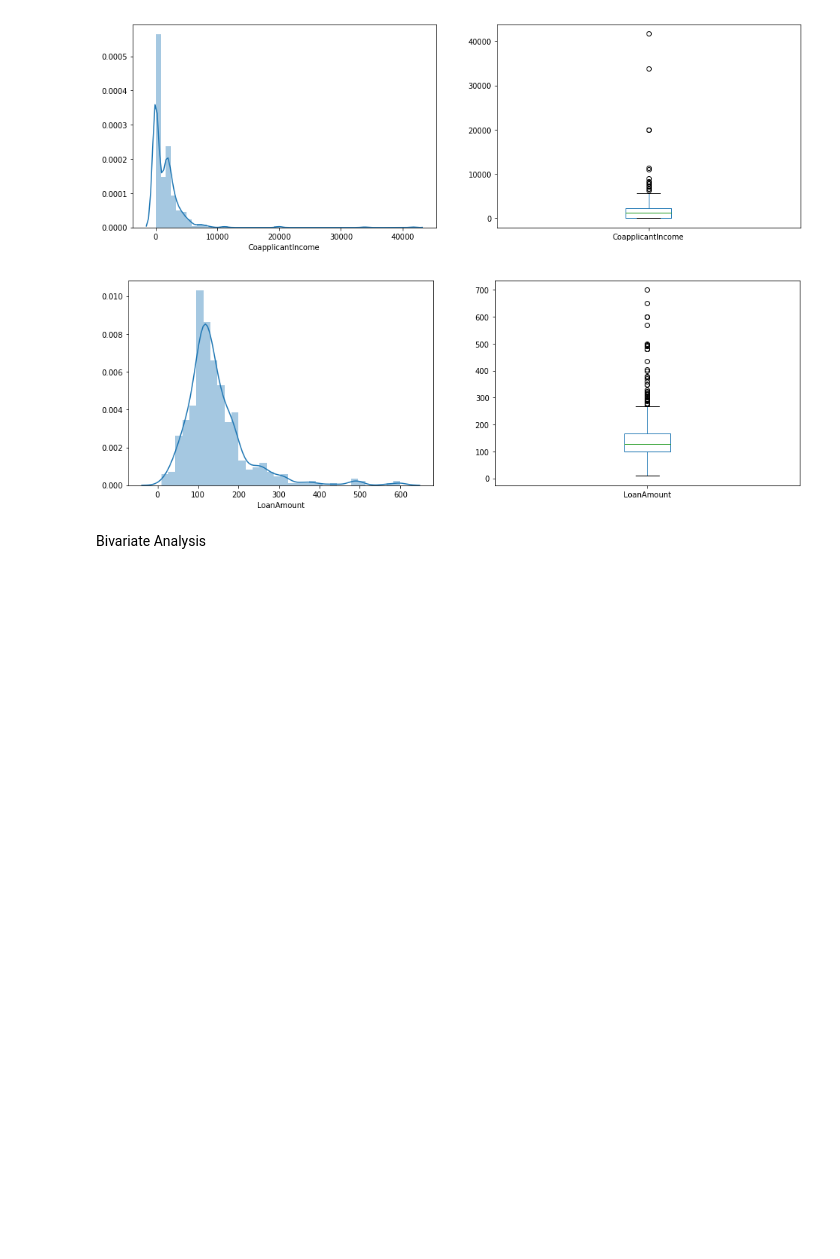
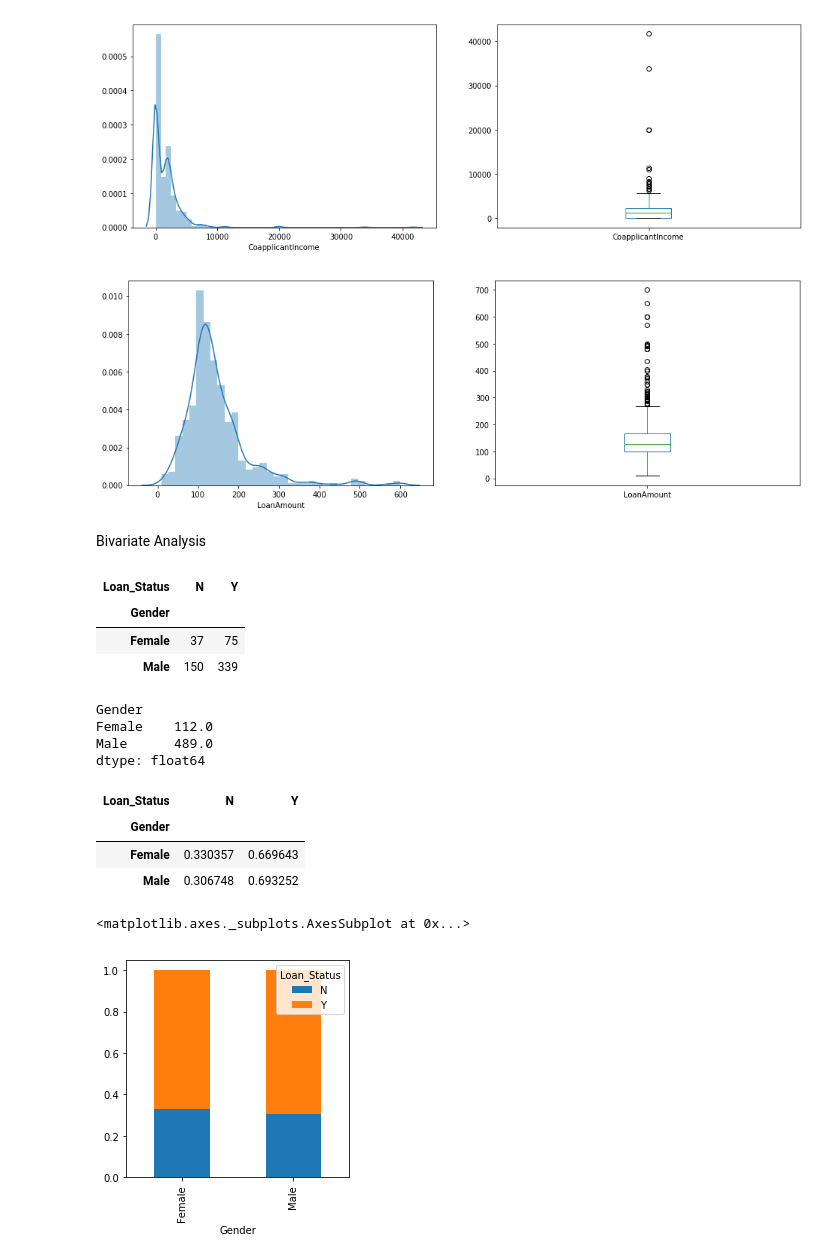
Before and after one commit to aseef0406/Data-Analysis-Tutorials, a Jupyter notebook: LoanPrediction/Loan Prediction.ipynb, the cells around one changed output. Cells and saved outputs as stored; diff of their text form; code cells hidden in the pictures; blank space fills up the shorter version.

```diff
--- a/LoanPrediction/Loan Prediction.ipynb
+++ b/LoanPrediction/Loan Prediction.ipynb
@@ -7,8 +7,8 @@ import matplotlib.pyplot as plt        # For plotting graphs
 import warnings                        # To ignore any warnings
 warnings.filterwarnings("ignore")
 # %%
-train=pd.read_csv("train_u6lujuX_CVtuZ9i.csv")
-test=pd.read_csv("test_Y3wMUE5_7gLdaTN.csv")
+train=pd.read_csv("train.csv")
+test=pd.read_csv("test.csv")
 # %%
 train_original=train.copy()
 test_original=test.copy()
@@ -126,3 +126,32 @@ plt.show()
 [figure]
 # %% [markdown]
 Bivariate Analysis
+# %%
+Gender=pd.crosstab(train['Gender'],train['Loan_Status'])
+Gender
+# %% [output]
+| Loan_Status | N | Y |
+| Gender |  |  |
+| Female | 37 | 75 |
+| Male | 150 | 339 |
+# %%
+Gender.sum(1).astype(float)
+# %% [output]
+Gender
+Female    112.0
+Male      489.0
+dtype: float64
+# %%
+# value for (Female,N)=37/112 i.e Gender/Gender.sum(1)
+Gender.div(Gender.sum(1).astype(float),axis=0)
+# %% [output]
+| Loan_Status | N | Y |
+| Gender |  |  |
+| Female | 0.330357 | 0.669643 |
+| Male | 0.306748 | 0.693252 |
+# %%
+#Gender.div(Gender.sum(1).astype(float),axis=0).plot.bar(stacked=True,figsize=(4,4))
+Gender.div(Gender.sum(1).astype(float), axis=0).plot(kind="bar", stacked=True, figsize=(4,4))
+# %% [output]
+<matplotlib.axes._subplots.AxesSubplot at 0x...>
+[figure, added]
```
Also changed, not shown: parts of 12 cells of this notebook.
